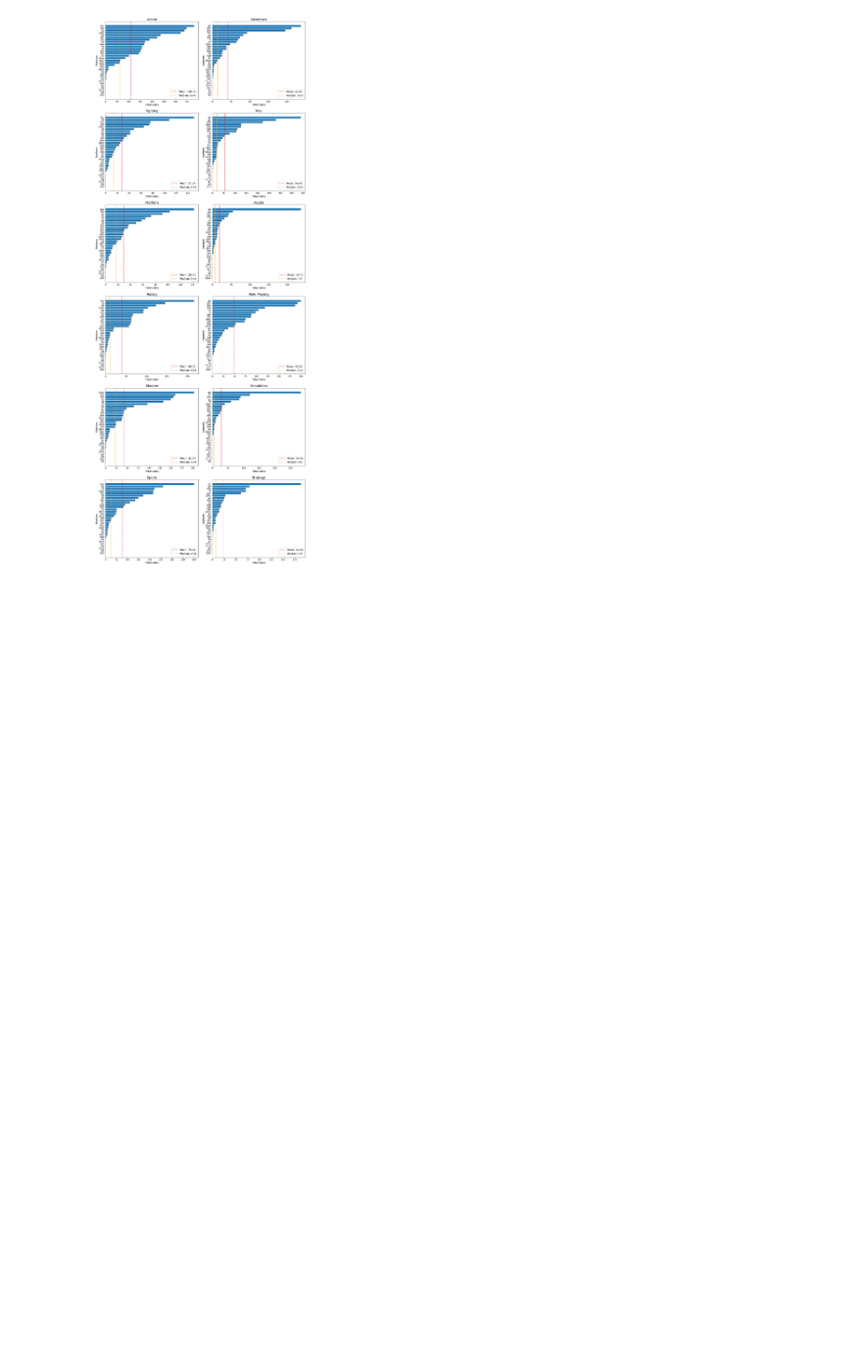
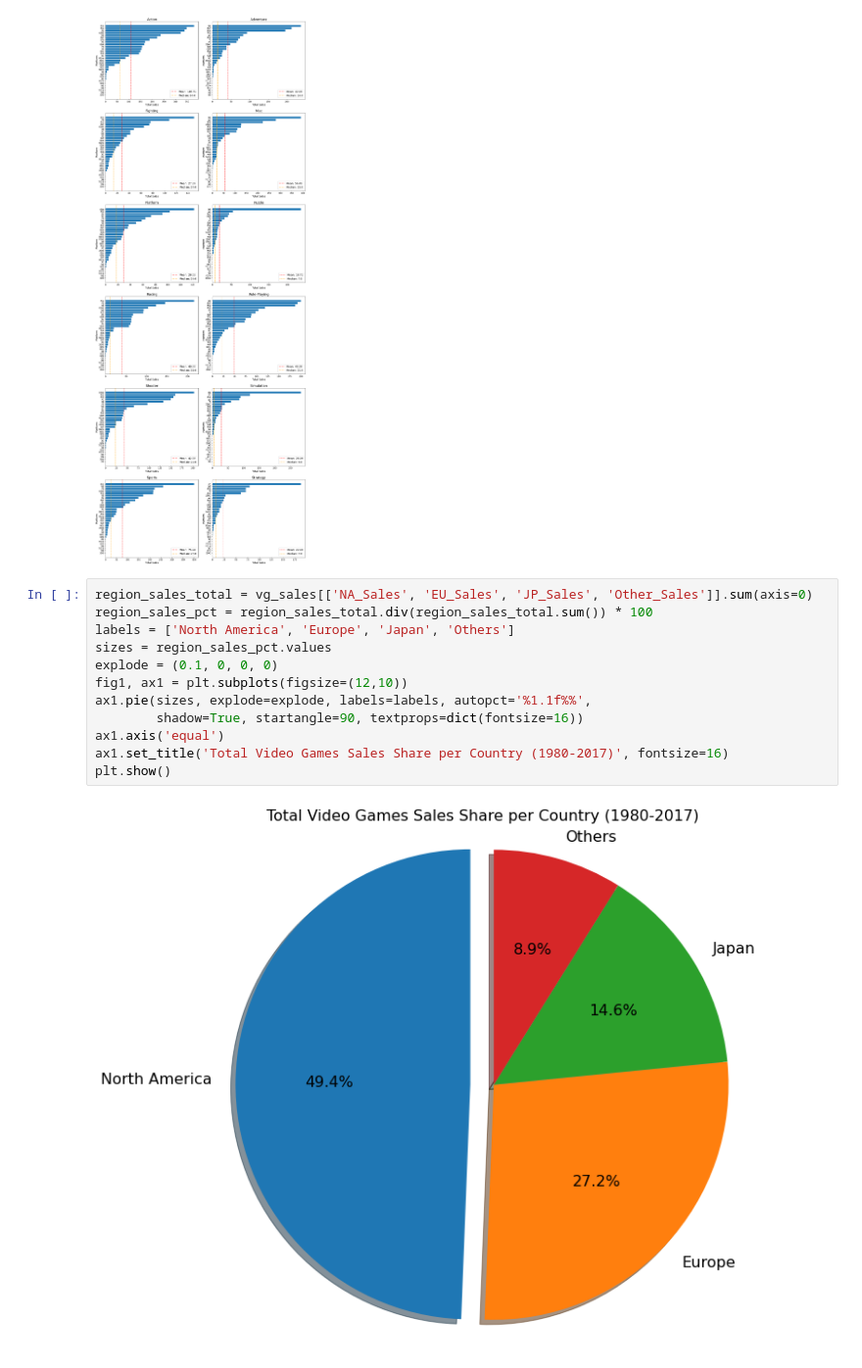
Before and after one commit to fvea/exploratory-data-analysis-video-games-sales, a Jupyter notebook: EDA on Video Games Sales.ipynb, the cells around one changed output. Shown at 98% size. Saved outputs shown, nothing was run; the diff lists cells and outputs as text; blank space fills up the shorter version.

Commit message:
Added Country/Region Sales Analysis

```diff
--- a/EDA on Video Games Sales.ipynb
+++ b/EDA on Video Games Sales.ipynb
@@ -158,3 +158,17 @@ for i in range(6):
 fig.subplots_adjust(hspace=0.18, wspace=0.15)
 # %% [output]
 [figure]
+# %%
+region_sales_total = vg_sales[['NA_Sales', 'EU_Sales', 'JP_Sales', 'Other_Sales']].sum(axis=0)
+region_sales_pct = region_sales_total.div(region_sales_total.sum()) * 100
+labels = ['North America', 'Europe', 'Japan', 'Others']
+sizes = region_sales_pct.values
+explode = (0.1, 0, 0, 0)
+fig1, ax1 = plt.subplots(figsize=(12,10))
+ax1.pie(sizes, explode=explode, labels=labels, autopct='%1.1f%%',
+        shadow=True, startangle=90, textprops=dict(fontsize=16))
+ax1.axis('equal')
+ax1.set_title('Total Video Games Sales Share per Country (1980-2017)', fontsize=16)
+plt.show()
+# %% [output]
+[figure, added]
```
Also changed, not shown: parts of 3 cells of this notebook.
